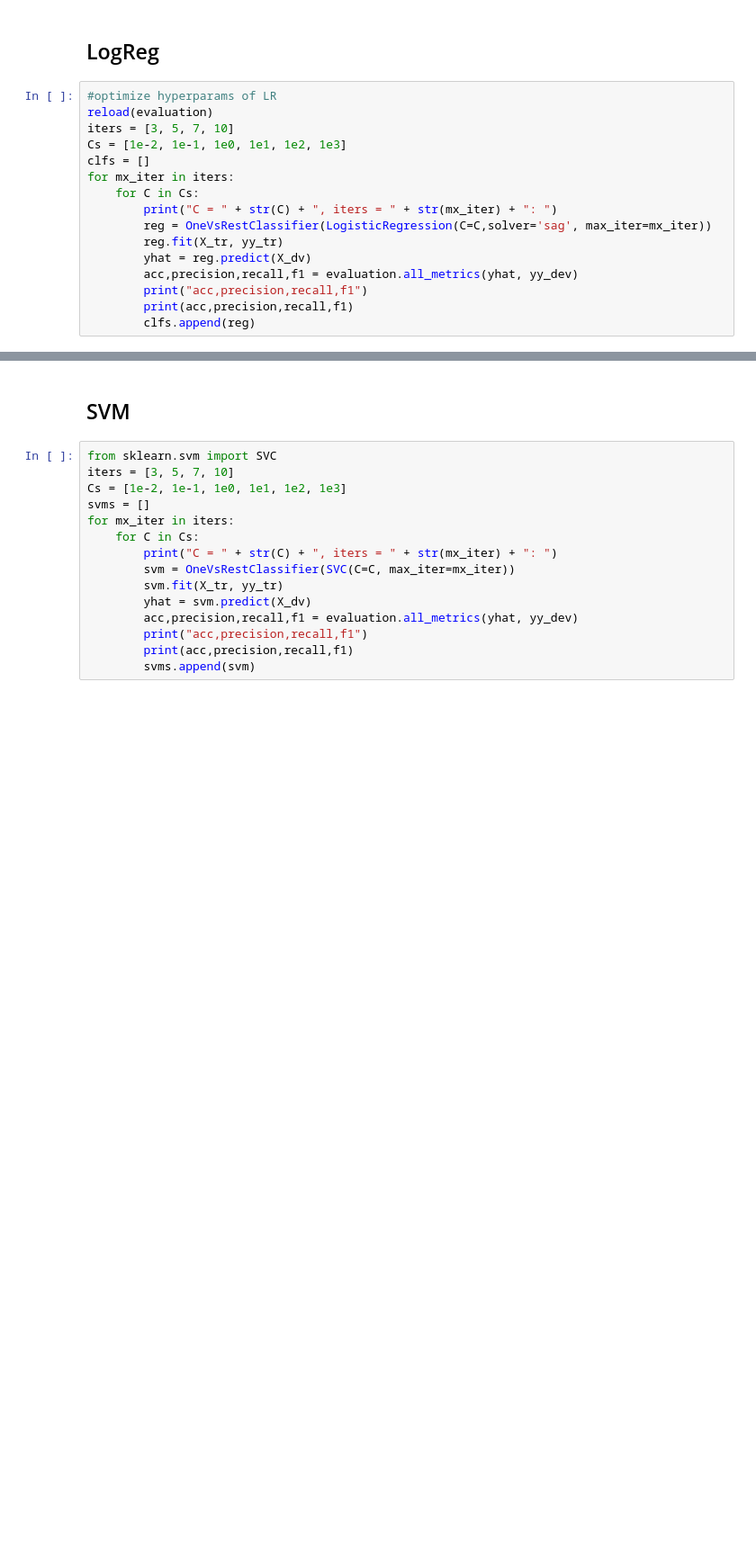
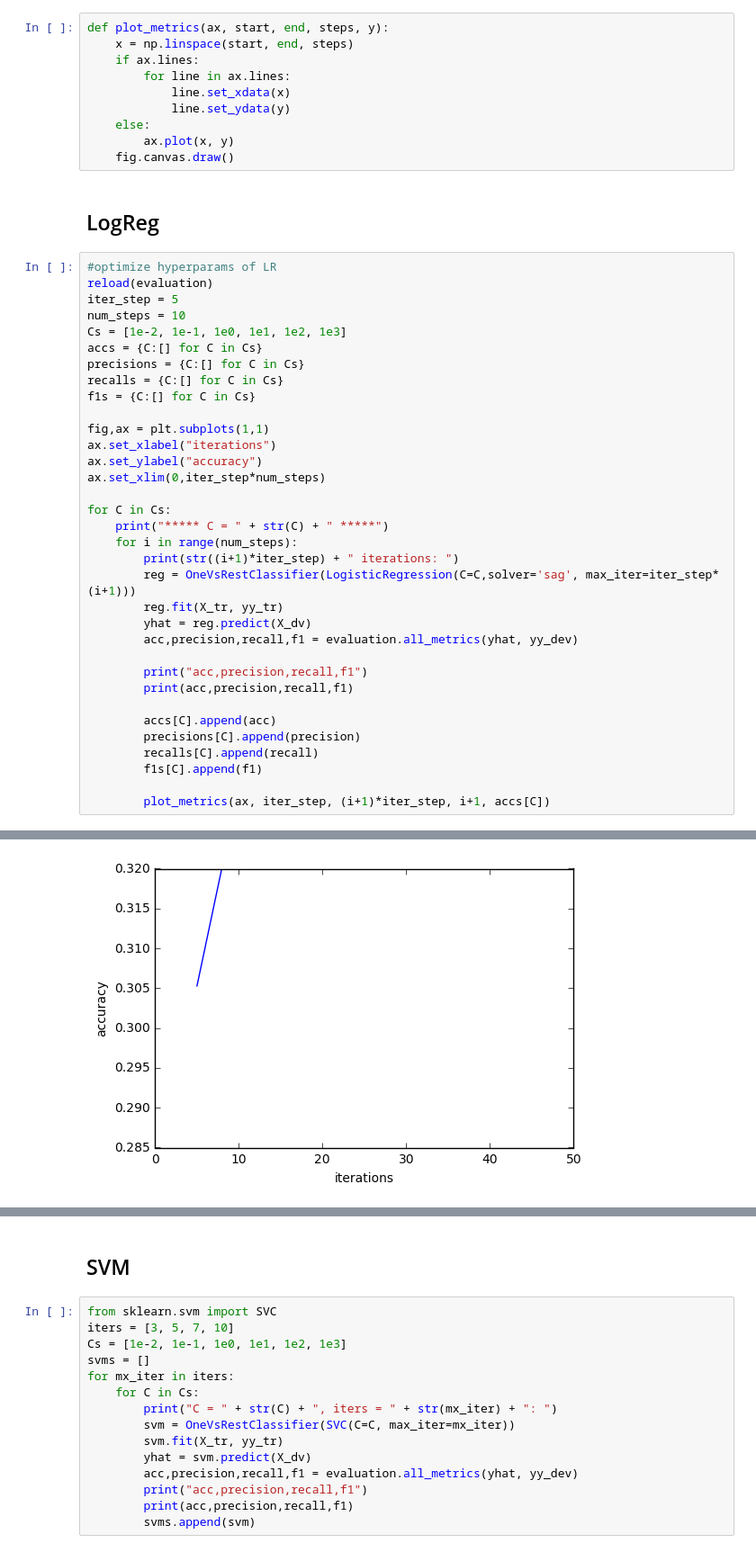
Before and after one commit to jamesmullenbach/caml-mimic, a Jupyter notebook: mimic.ipynb, the cells around one changed output, grey strips where cells are left out. Shown: that part at 90% size. Cells and saved outputs as stored; diff of their text form; blank space fills up the shorter version.

Commit message:
fix fatal bug in construct_csr_matrix... make pretty plots for logreg. one day i'll learn how to do it in real time

```diff
--- a/mimic.ipynb
+++ b/mimic.ipynb
@@ -54,22 +55,50 @@ yy_dev = log_reg.construct_label_lists(labelfile_dev, Y, X_dv.shape[0])
 # %%
 import warnings
 warnings.filterwarnings("ignore")
+# %%
+def plot_metrics(ax, start, end, steps, y):
+    x = np.linspace(start, end, steps)
+    if ax.lines:
+        for line in ax.lines:
+            line.set_xdata(x)
+            line.set_ydata(y)
+    else:
+        ax.plot(x, y)
+    fig.canvas.draw()
 # %% [markdown]
 ## LogReg
 # %%
 #optimize hyperparams of LR
 reload(evaluation)
-iters = [3, 5, 7, 10]
+iter_step = 5
+num_steps = 10
 Cs = [1e-2, 1e-1, 1e0, 1e1, 1e2, 1e3]
-clfs = []
-for mx_iter in iters:
-    for C in Cs:
-        print("C = " + str(C) + ", iters = " + str(mx_iter) + ": ")
-        reg = OneVsRestClassifier(LogisticRegression(C=C,solver='sag', max_iter=mx_iter))
+accs = {C:[] for C in Cs}
+precisions = {C:[] for C in Cs}
+recalls = {C:[] for C in Cs}
+f1s = {C:[] for C in Cs}
+
+fig,ax = plt.subplots(1,1)
+ax.set_xlabel("iterations")
+ax.set_ylabel("accuracy")
+ax.set_xlim(0,iter_step*num_steps)
+
+for C in Cs:
+    print("***** C = " + str(C) + " *****")
+    for i in range(num_steps):
+        print(str((i+1)*iter_step) + " iterations: ")
+        reg = OneVsRestClassifier(LogisticRegression(C=C,solver='sag', max_iter=iter_step*(i+1)))
         reg.fit(X_tr, yy_tr)
         yhat = reg.predict(X_dv)
         acc,precision,recall,f1 = evaluation.all_metrics(yhat, yy_dev)
+
         print("acc,precision,recall,f1")
         print(acc,precision,recall,f1)
-        clfs.append(reg)
+
+        accs[C].append(acc)
+        precisions[C].append(precision)
+        recalls[C].append(recall)
+        f1s[C].append(f1)
+
+        plot_metrics(ax, iter_step, (i+1)*iter_step, i+1, accs[C])
 # %% [output]
@@ -92,0 +122 @@ acc,precision,recall,f1
+[figure, added]
```
Also changed, not shown: parts of 41 cells of this notebook, 1 other file.
